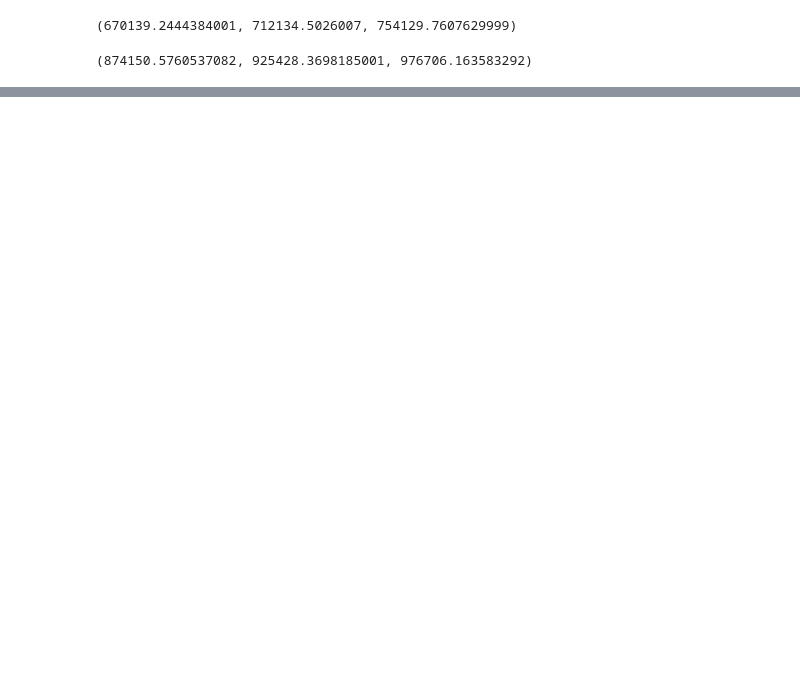
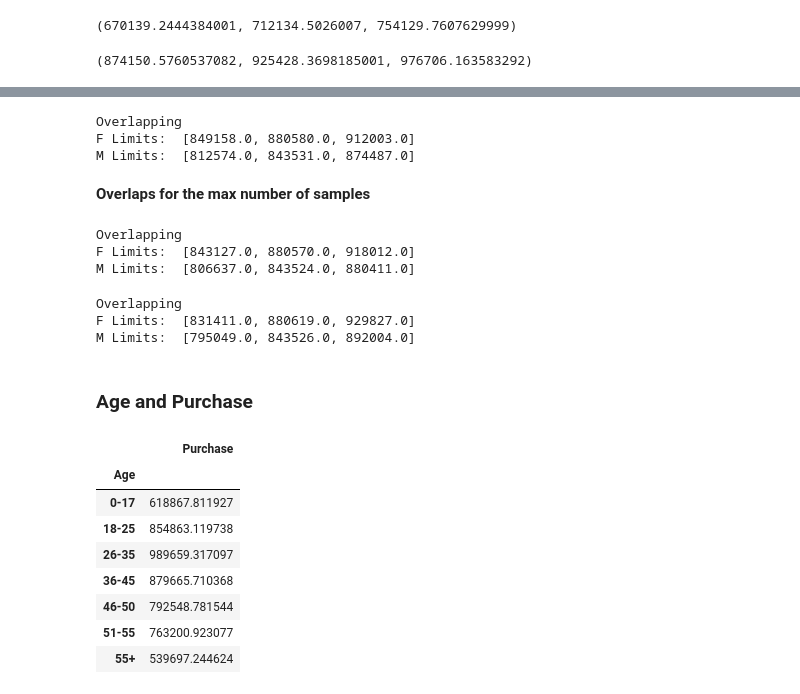
Before and after one commit to muthuganeshece/Business-Case-Study, a Jupyter notebook: Walmart/Notebook/Walmart_CLT.ipynb, the cells around one changed output, grey strips where cells are left out. Cells and saved outputs as stored; diff of their text form; code cells hidden in the pictures; blank space fills up the shorter version.

```diff
--- a/Walmart/Notebook/Walmart_CLT.ipynb
+++ b/Walmart/Notebook/Walmart_CLT.ipynb
@@ -369,0 +439,42 @@ f_mean
+# %%
+samples = [2470] # [50, 100, 500, 1000, 1500, 2400]
+for samp in samples:
+    FindOverlap(samp, 50000, 0.9, df_mar, df_unmar)
+# %% [output]
+Overlapping
+F Limits:  [849158.0, 880580.0, 912003.0]
+M Limits:  [812574.0, 843531.0, 874487.0]
+# %% [markdown]
+**Overlaps for the max number of samples**
+# %%
+samples = [2470] # [50, 100, 500, 1000, 1500, 2400]
+for samp in samples:
+    FindOverlap(samp, 10000, 0.95, df_mar, df_unmar)
+# %% [output]
+Overlapping
+F Limits:  [843127.0, 880570.0, 918012.0]
+M Limits:  [806637.0, 843524.0, 880411.0]
+# %%
+samples = [2470] # [50, 100, 500, 1000, 1500, 2400]
+for samp in samples:
+    FindOverlap(samp, 10000, 0.99, df_mar, df_unmar)
+# %% [output]
+Overlapping
+F Limits:  [831411.0, 880619.0, 929827.0]
+M Limits:  [795049.0, 843526.0, 892004.0]
+# %% [markdown]
+### Age and Purchase
+# %%
+df_grp = df[['User_ID', 'Age', 'Purchase']].groupby(['User_ID', 'Age']).sum().reset_index()
+popmean = df_grp.drop('User_ID', axis=1).groupby('Age').mean()
+popmean
+# %% [output]
+|  | Purchase |
+| Age |  |
+| 0-17 | 618867.811927 |
+| 18-25 | 854863.119738 |
+| 26-35 | 989659.317097 |
+| 36-45 | 879665.710368 |
+| 46-50 | 792548.781544 |
+| 51-55 | 763200.923077 |
+| 55+ | 539697.244624 |
```
Also changed, not shown: parts of 16 cells of this notebook.
